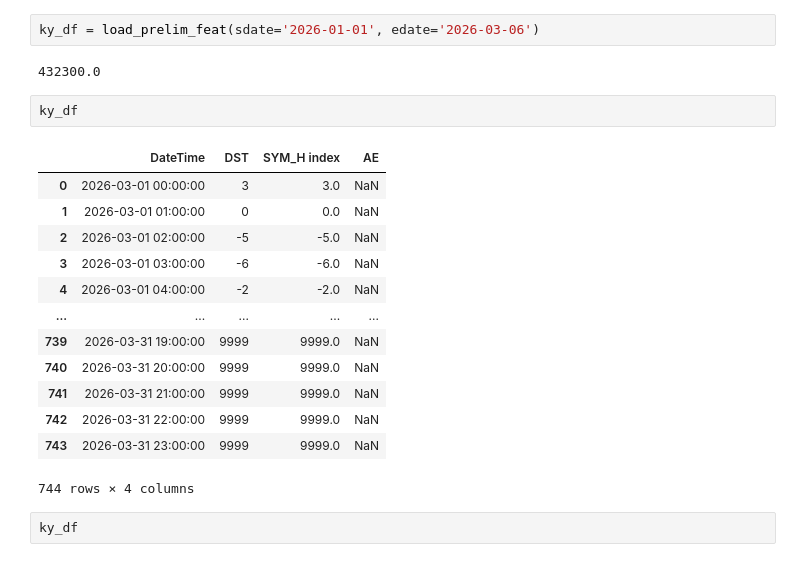
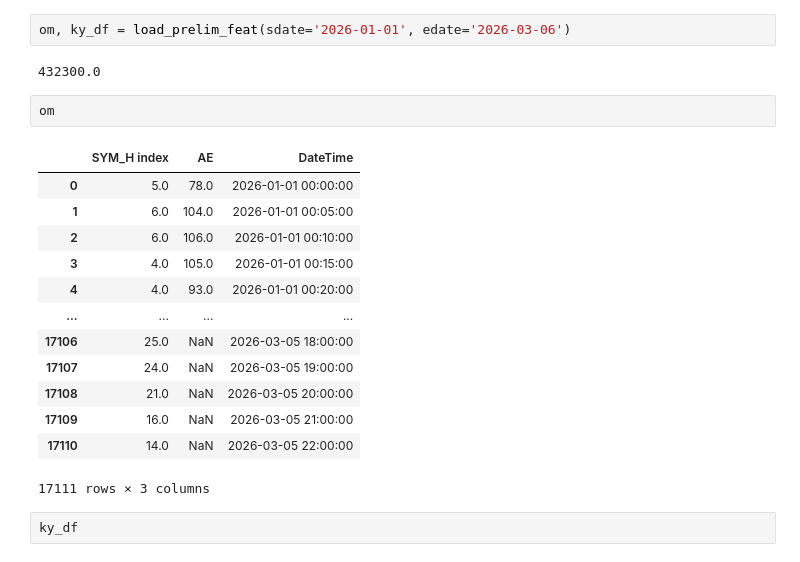
Before and after one commit to kylermurphy/mltdm, a Jupyter notebook: Notebooks/RF_creating_features.ipynb, the cells around one changed output. Saved outputs shown, nothing was run; the diff lists cells and outputs as text.

```diff
--- a/Notebooks/RF_creating_features.ipynb
+++ b/Notebooks/RF_creating_features.ipynb
@@ -141,25 +141,25 @@ def load_prelim_feat(sdate: str=None, edate: str=None):
     kyoto_curr = 'https://wdc.kugi.kyoto-u.ac.jp/dst_realtime/presentmonth/dst2603.for.request'
     kyoto_last = 'https://wdc.kugi.kyoto-u.ac.jp/dst_realtime/202602/dst2602.for.request'
 # %%
-ky_df = load_prelim_feat(sdate='2026-01-01', edate='2026-03-06')
+om, ky_df = load_prelim_feat(sdate='2026-01-01', edate='2026-03-06')
 # %% [output]
 432300.0
 # %%
-ky_df
+om
 # %% [output]
-|  | DateTime | DST | SYM_H index | AE |
-| 0 | 2026-03-01 00:00:00 | 3 | 3.0 | NaN |
-| 1 | 2026-03-01 01:00:00 | 0 | 0.0 | NaN |
-| 2 | 2026-03-01 02:00:00 | -5 | -5.0 | NaN |
-| 3 | 2026-03-01 03:00:00 | -6 | -6.0 | NaN |
-| 4 | 2026-03-01 04:00:00 | -2 | -2.0 | NaN |
-| ... | ... | ... | ... | ... |
-| 739 | 2026-03-31 19:00:00 | 9999 | 9999.0 | NaN |
-| 740 | 2026-03-31 20:00:00 | 9999 | 9999.0 | NaN |
-| 741 | 2026-03-31 21:00:00 | 9999 | 9999.0 | NaN |
-| 742 | 2026-03-31 22:00:00 | 9999 | 9999.0 | NaN |
-| 743 | 2026-03-31 23:00:00 | 9999 | 9999.0 | NaN |
+|  | SYM_H index | AE | DateTime |
+| 0 | 5.0 | 78.0 | 2026-01-01 00:00:00 |
+| 1 | 6.0 | 104.0 | 2026-01-01 00:05:00 |
+| 2 | 6.0 | 106.0 | 2026-01-01 00:10:00 |
+| 3 | 4.0 | 105.0 | 2026-01-01 00:15:00 |
+| 4 | 4.0 | 93.0 | 2026-01-01 00:20:00 |
+| ... | ... | ... | ... |
+| 17106 | 25.0 | NaN | 2026-03-05 18:00:00 |
+| 17107 | 24.0 | NaN | 2026-03-05 19:00:00 |
+| 17108 | 21.0 | NaN | 2026-03-05 20:00:00 |
+| 17109 | 16.0 | NaN | 2026-03-05 21:00:00 |
+| 17110 | 14.0 | NaN | 2026-03-05 22:00:00 |
-744 rows × 4 columns
+17111 rows × 3 columns
 # %%
 ky_df
 # %% [output]
```
